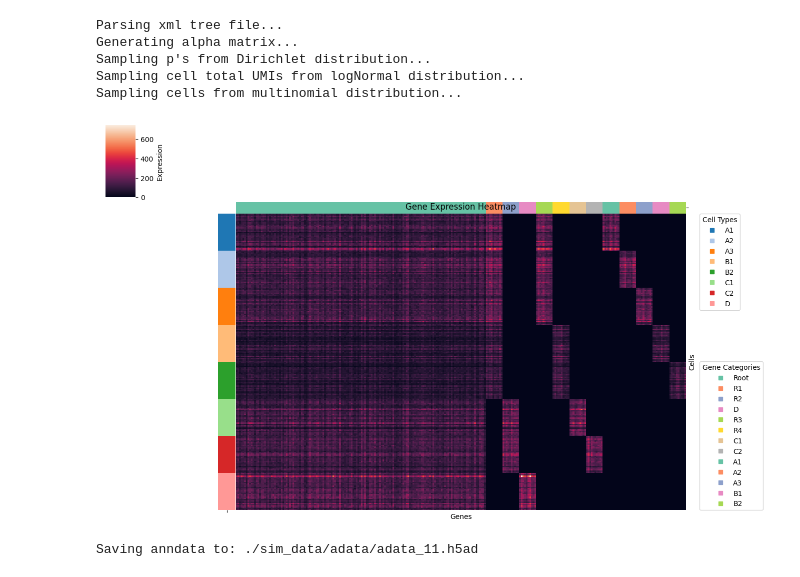
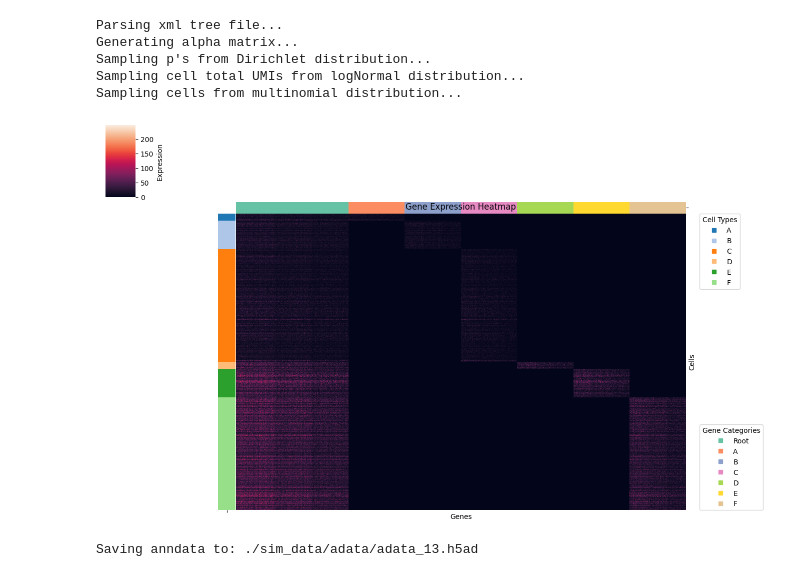
Before and after one commit to YourongZhou/sc_simulator, a Jupyter notebook: main.ipynb, the cells around one changed output. Cells and saved outputs as stored; diff of their text form; code cells hidden in the pictures.

Commit message:
generate a new data with dropout genes

```diff
--- a/main.ipynb
+++ b/main.ipynb
@@ -211,12 +271,12 @@ def get_data_and_visualize(tree_id, mu=10, sigma=0.3,
 
     return data_df, adata
 # %%
-data_df, adata = get_data_and_visualize(tree_id=11)
+data_df, adata = get_data_and_visualize(tree_id=13)
 # %% [output]
 Parsing xml tree file...
 Generating alpha matrix...
 Sampling p's from Dirichlet distribution...
 Sampling cell total UMIs from logNormal distribution...
 Sampling cells from multinomial distribution...
-[figure, old version]
+[figure, new version]
-Saving anndata to: ./sim_data/adata/adata_11.h5ad
+Saving anndata to: ./sim_data/adata/adata_13.h5ad
```
Also changed, not shown: parts of 12 cells of this notebook, 4 other files.
